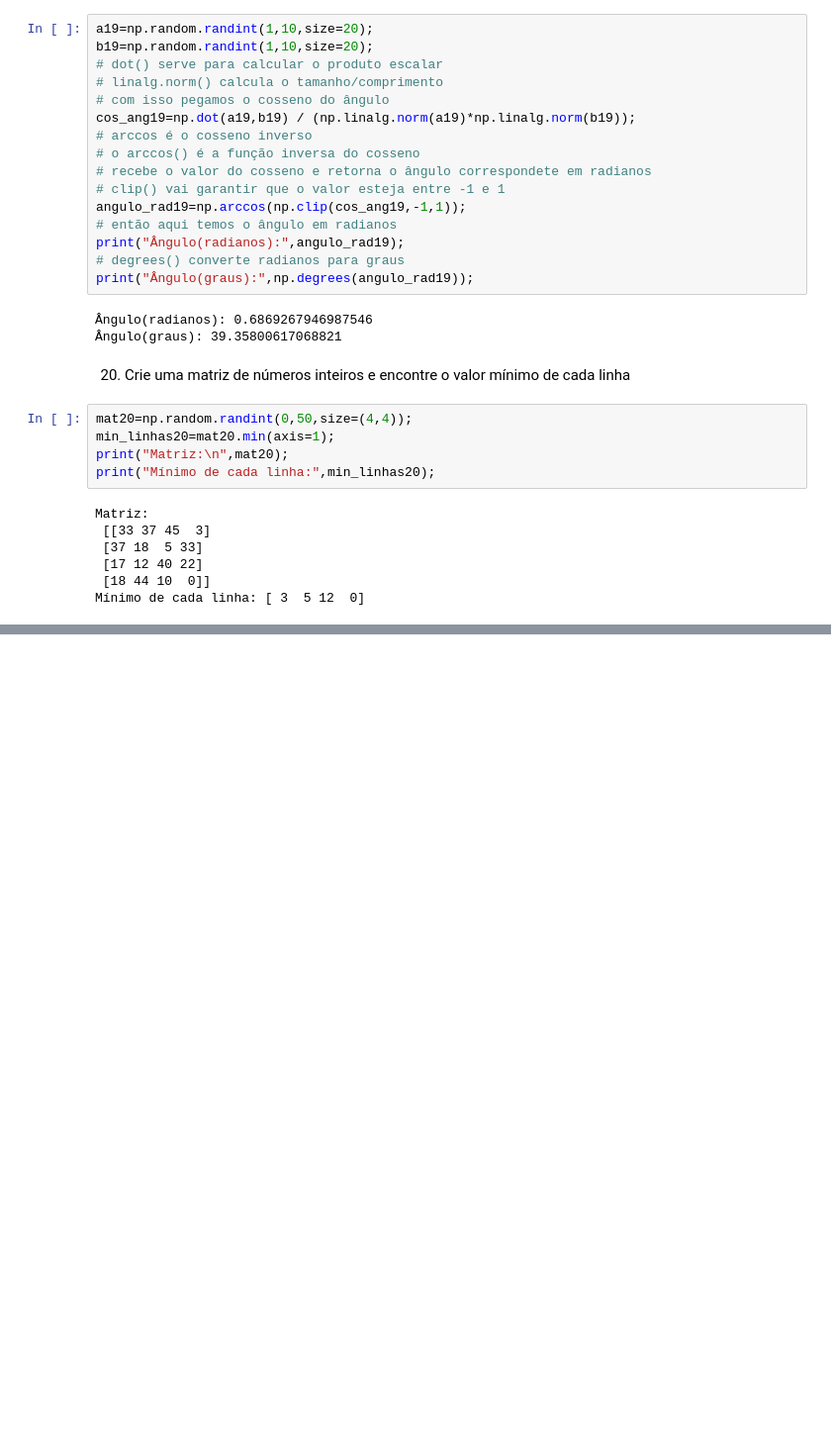
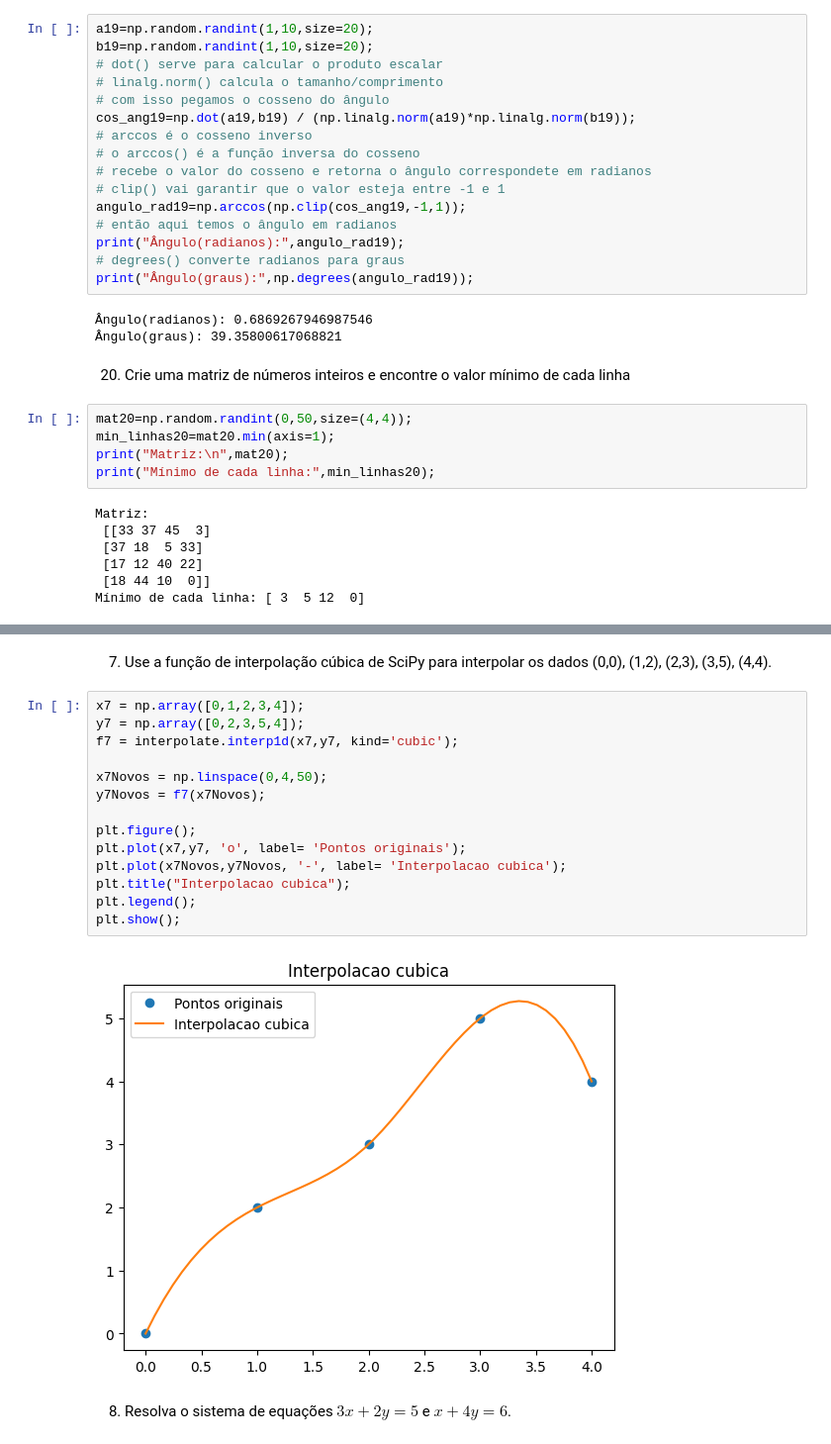
Before and after one commit to MikhayahIV/faculdade-AI, a Jupyter notebook: Exercícios_Python_DataScience_VitorBlaia_A_6.ipynb, the cells around one changed output, grey strips where cells are left out. Shown at 99% size. Cells and saved outputs as stored; diff of their text form; blank space fills up the shorter version.

```diff
--- a/Exercícios_Python_DataScience_VitorBlaia_A_6.ipynb
+++ b/Exercícios_Python_DataScience_VitorBlaia_A_6.ipynb
@@ -322,0 +408,20 @@ Mínimo de cada linha: [ 3  5 12  0]
+# %% [markdown]
+7. Use a função de interpolação cúbica de SciPy para interpolar os dados (0,0), (1,2), (2,3), (3,5), (4,4).
+# %%
+x7 = np.array([0,1,2,3,4]);
+y7 = np.array([0,2,3,5,4]);
+f7 = interpolate.interp1d(x7,y7, kind='cubic');
+
+x7Novos = np.linspace(0,4,50);
+y7Novos = f7(x7Novos);
+
+plt.figure();
+plt.plot(x7,y7, 'o', label= 'Pontos originais');
+plt.plot(x7Novos,y7Novos, '-', label= 'Interpolacao cubica');
+plt.title("Interpolacao cubica");
+plt.legend();
+plt.show();
+# %% [output]
+[figure, added]
+# %% [markdown]
+8. Resolva o sistema de equações $3x + 2y = 5$ e $x + 4y = 6$.
```
Also changed, not shown: parts of 40 cells of this notebook.
